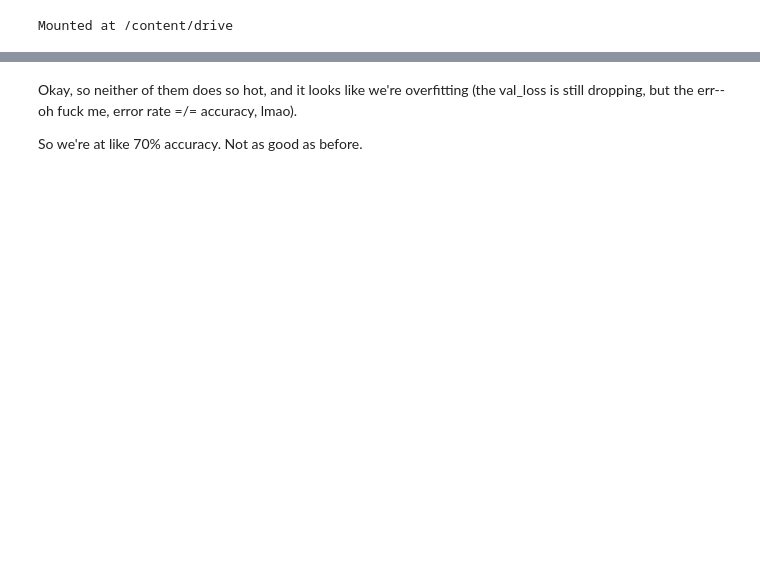
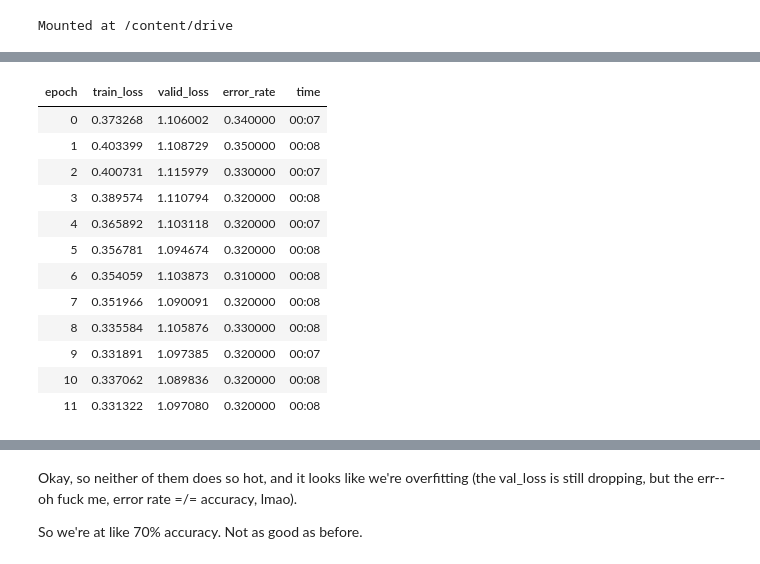
Before and after one commit to allispaul/audiobot, a Jupyter notebook: models/GTZAN_Fastai_CNN.ipynb, the cells around one changed output, grey strips where cells are left out. Cells and saved outputs as stored; diff of their text form; code cells hidden in the pictures; blank space fills up the shorter version.

```diff
--- a/models/GTZAN_Fastai_CNN.ipynb
+++ b/models/GTZAN_Fastai_CNN.ipynb
@@ -106,0 +79,16 @@ learn.fine_tune(6, base_lr=1e-3)
+# %%
+learn.fit_one_cycle(12, lr_max=slice(lr_v.valley/10,lr_v.valley*00))
+# %% [output]
+| epoch | train_loss | valid_loss | error_rate | time |
+| 0 | 0.373268 | 1.106002 | 0.340000 | 00:07 |
+| 1 | 0.403399 | 1.108729 | 0.350000 | 00:08 |
+| 2 | 0.400731 | 1.115979 | 0.330000 | 00:07 |
+| 3 | 0.389574 | 1.110794 | 0.320000 | 00:08 |
+| 4 | 0.365892 | 1.103118 | 0.320000 | 00:07 |
+| 5 | 0.356781 | 1.094674 | 0.320000 | 00:08 |
+| 6 | 0.354059 | 1.103873 | 0.310000 | 00:08 |
+| 7 | 0.351966 | 1.090091 | 0.320000 | 00:08 |
+| 8 | 0.335584 | 1.105876 | 0.330000 | 00:08 |
+| 9 | 0.331891 | 1.097385 | 0.320000 | 00:07 |
+| 10 | 0.337062 | 1.089836 | 0.320000 | 00:08 |
+| 11 | 0.331322 | 1.097080 | 0.320000 | 00:08 |
```
Also changed, not shown: parts of 18 cells of this notebook.
